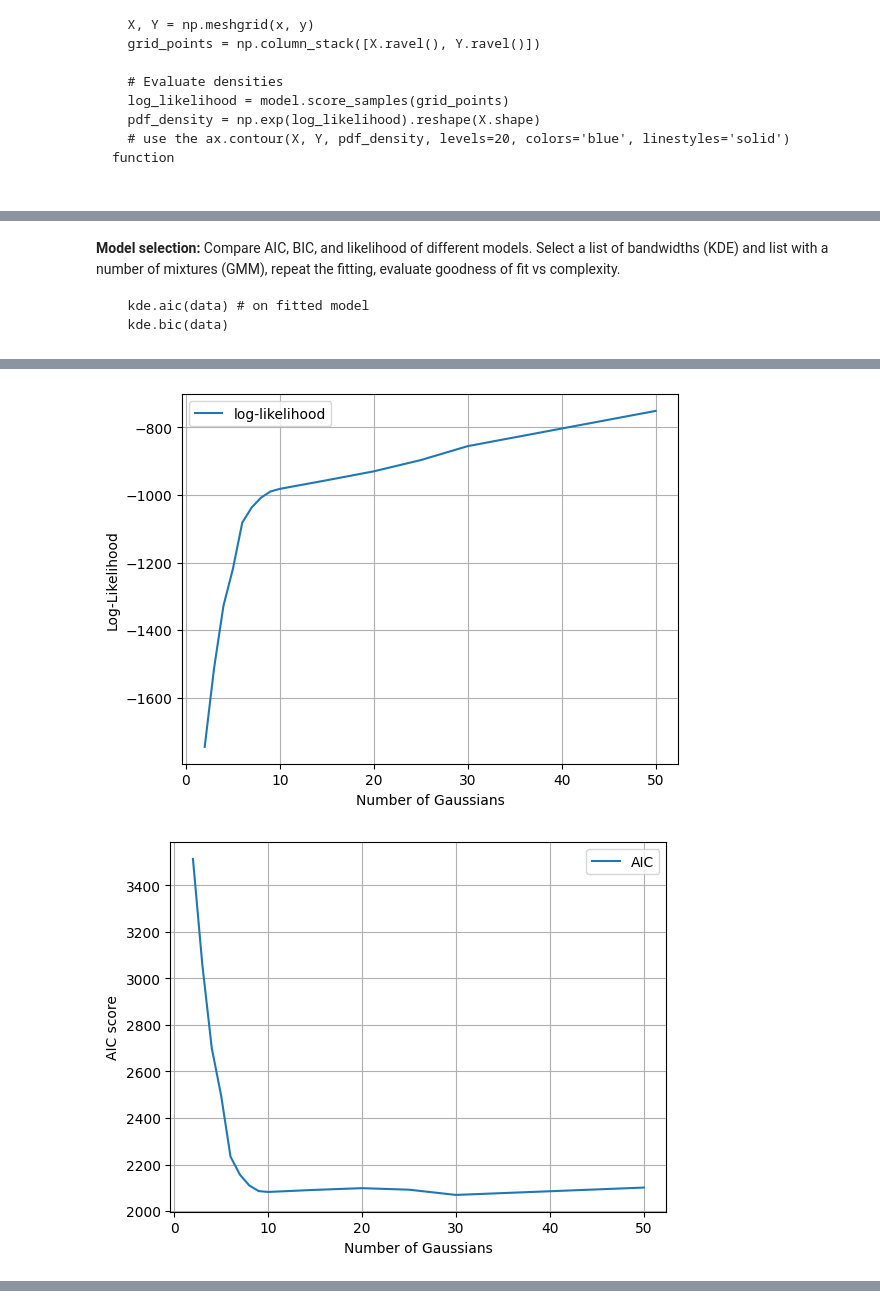
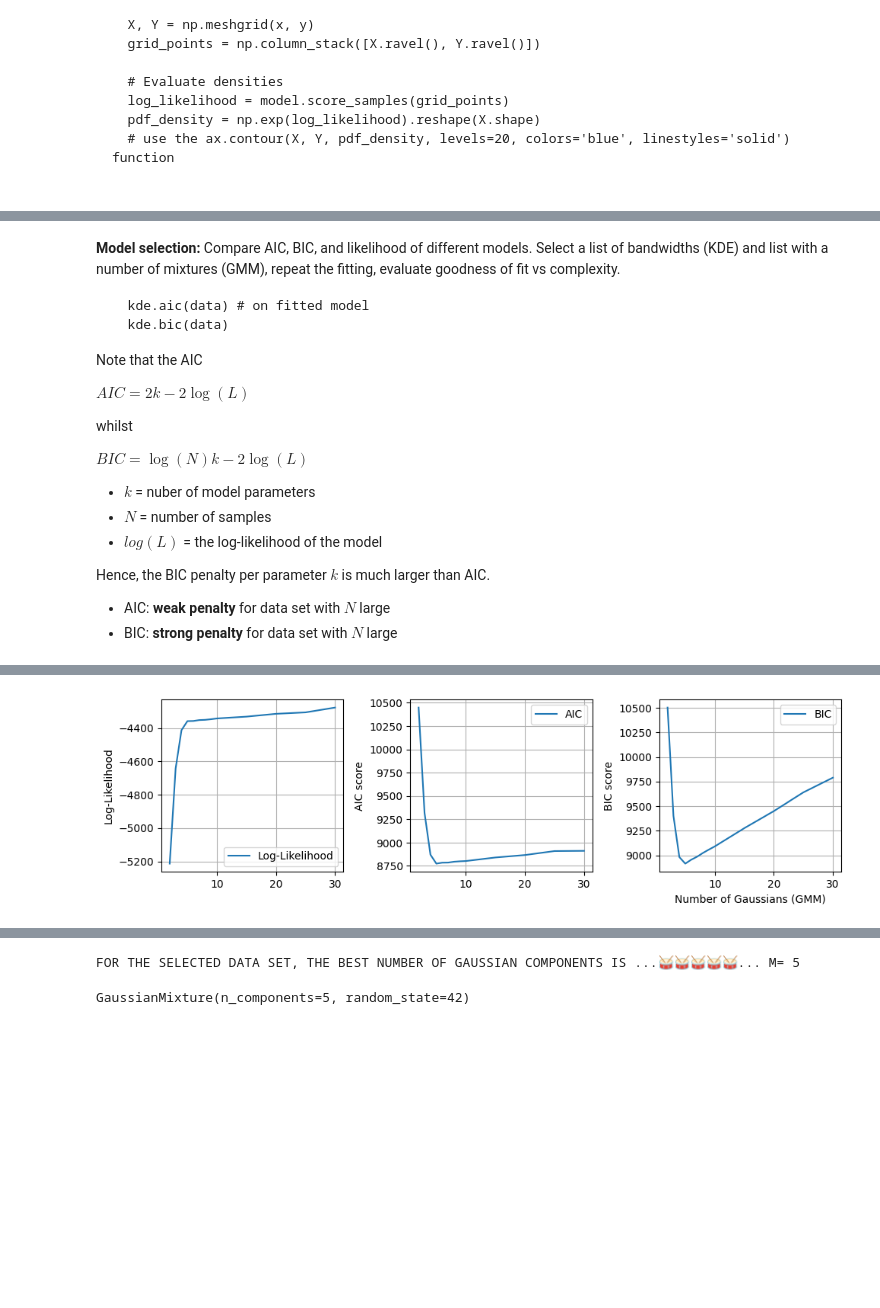
Before and after one commit to supsi-dacd-isaac/TeachDecisionMakingUncertainty, a Jupyter notebook: excercice_model_fitting_and_selection.ipynb, the cells around one changed output, grey strips where cells are left out. Drawn from its saved outputs; the diff is of its cells as text; code cells hidden in the pictures; blank space fills up the shorter version.

Commit message:
updated notebook with solution to model fitting and seleciton excercice

````diff
--- a/excercice_model_fitting_and_selection.ipynb
+++ b/excercice_model_fitting_and_selection.ipynb
@@ -74,7 +74,10 @@ def data_generation_mechanism(n_samples: int = 100,
 
     elif type == 'blobs':
         # Generate data from blobs (clusters of points)
-        data_matrix, _ = make_blobs(n_samples=n_samples, n_features=n_dimensions, random_state=42)
+        data_matrix, _ = make_blobs(n_samples=n_samples,
+                                    n_features=n_dimensions,
+                                    centers=5,        # play with the number of blobs if you like
+                                    random_state=42)
 
     elif type == 'two_moons':
         # Generate two moons dataset (non-linear)
@@ -134,3 +139,7 @@ plt.show()
+# %%
+data = data_blobs  # select the data you wish to explore
+#  data = data_moons
+# data = data_moons_noise
 # %% [markdown]
 ## **Fitting, visualization & comparison of models**:
 
@@ -166,8 +175,7 @@ $\log f(u^{(i)})  $
 Returns the average log-likelihood of the data under the model:
 $\frac{1}{N} \sum_{i=1}^N \log f(u^{(i)})  $
 # %%
-#  data = data_blobs  # select the data you wish to explore
-data = data_moons
+
 
 M = 2 # two gaussian mixtures for the GMM model
 GMM = GaussianMixture(n_components=M, covariance_type='full', random_state=42)
@@ -329,18 +307,33 @@ Log-Lik KDE with h=0.5 bandwith :  -1998.3888942436224
   kde.aic(data) # on fitted model
   kde.bic(data)
 ```
+
+Note that the AIC
+
+$AIC = 2k -2 \log(L)$
+
+whilst
+
+$BIC = \log(N)k - 2 \log(L)$
+
+* $k$ = nuber of model parameters
+* $N$ = number of samples
+* $log(L)$ = the log-likelihood of the model
+
+Hence, the BIC penalty per parameter $k$ is much larger than AIC.
+* AIC: **weak penalty** for data set with $N$ large
+* BIC: **strong penalty** for data set with $N$ large
 # %%
 AIC_list =[]
 BIC_list = []
 LL_list = []
 
 # print log-likelihood
-number_of_gaussians_list = [2,3,4,5,6,7,8,9,10,15,20,25,30,50]
+number_of_gaussians_list = [2,3,4,5,6,7,8,9,10,15,20,25,30]
 for M in number_of_gaussians_list:
 
   GMM = GaussianMixture(n_components=M, covariance_type='full', random_state=42)
   GMM.fit(data) # fit the GMM model
-
 
   LL = np.sum(GMM.score_samples(data) ) # Log-Likelihood
   AIC = GMM.aic(data) # AIC score
@@ -354,25 +347,35 @@ for M in number_of_gaussians_list:
   print(f'AIC score of the GMM with M={M} component: ', AIC)
   print(f'BIC score of the GMM with M={M} component: ', BIC)
 
-plt.plot(number_of_gaussians_list, LL_list, label='log-likelihood')
-plt.xlabel('Number of Gaussians (GMM)')
-plt.ylabel('Log-Likelihood')
-plt.legend()
-plt.grid()
-plt.show()
 
-plt.plot(number_of_gaussians_list, AIC_list, label='AIC')
-plt.xlabel('Number of Gaussians (GMM)')
-plt.ylabel('AIC score')
-plt.legend()
-plt.grid()
+fig, axes = plt.subplots(1, 3, figsize=(10,3), sharex=True)
+
+# Log-likelihood
+axes[0].plot(number_of_gaussians_list, LL_list, label='Log-Likelihood')
+axes[0].set_ylabel('Log-Likelihood')
+axes[0].legend()
+axes[0].grid()
+
+# AIC
+axes[1].plot(number_of_gaussians_list, AIC_list, label='AIC')
+axes[1].set_ylabel('AIC score')
+axes[1].legend()
+axes[1].grid()
+
+# BIC
+axes[2].plot(number_of_gaussians_list, BIC_list, label='BIC')
+axes[2].set_xlabel('Number of Gaussians (GMM)')
+axes[2].set_ylabel('BIC score')
+axes[2].legend()
+axes[2].grid()
+
+plt.tight_layout()
 plt.show()
 
 
-plt.plot(number_of_gaussians_list, BIC_list, label='BIC')
-plt.xlabel('Number of Gaussians (GMM)')
-plt.ylabel('BIC score')
-plt.legend()
-plt.grid()
-plt.show()
+print('FOR THE SELECTED DATA SET, THE BEST NUMBER OF GAUSSIAN COMPONENTS IS ...🥁🥁🥁🥁🥁... M=', number_of_gaussians_list[np.argmin(BIC_list)])
+
+M = number_of_gaussians_list[np.argmin(BIC_list)] # BEST MODEL M
+best_gmm = GaussianMixture(n_components=M, covariance_type='full', random_state=42)
+best_gmm.fit(data) # fit the model
 # %% [output]
@@ -396,2 +399 @@ BIC score ofthe GMM with M=50 component:  3568.4873642456055
-[figure, old version]
+[figure, new version]
-[figure, removed]
@@ -398,0 +400,2 @@ BIC score ofthe GMM with M=50 component:  3568.4873642456055
+FOR THE SELECTED DATA SET, THE BEST NUMBER OF GAUSSIAN COMPONENTS IS ...🥁🥁🥁🥁🥁... M= 5
+GaussianMixture(n_components=5, random_state=42)
````
Also changed, not shown: parts of 11 cells of this notebook.
